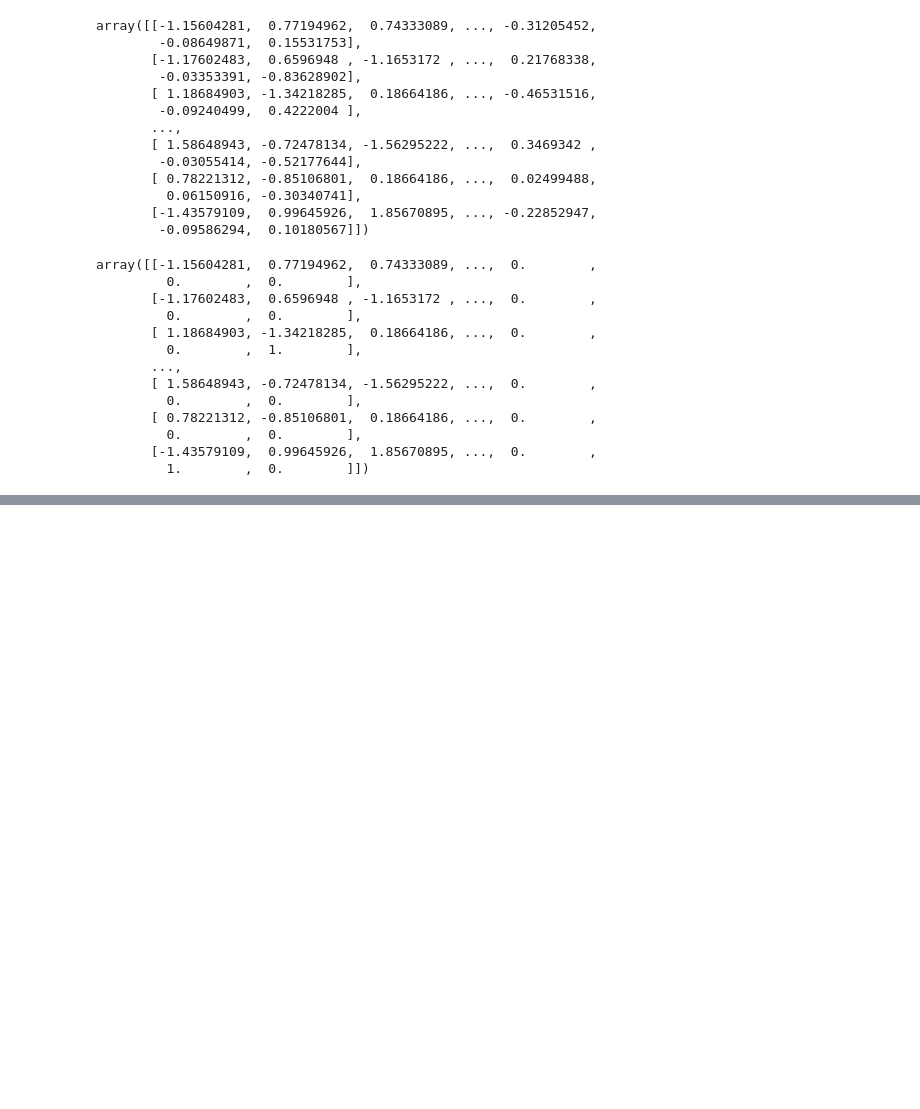
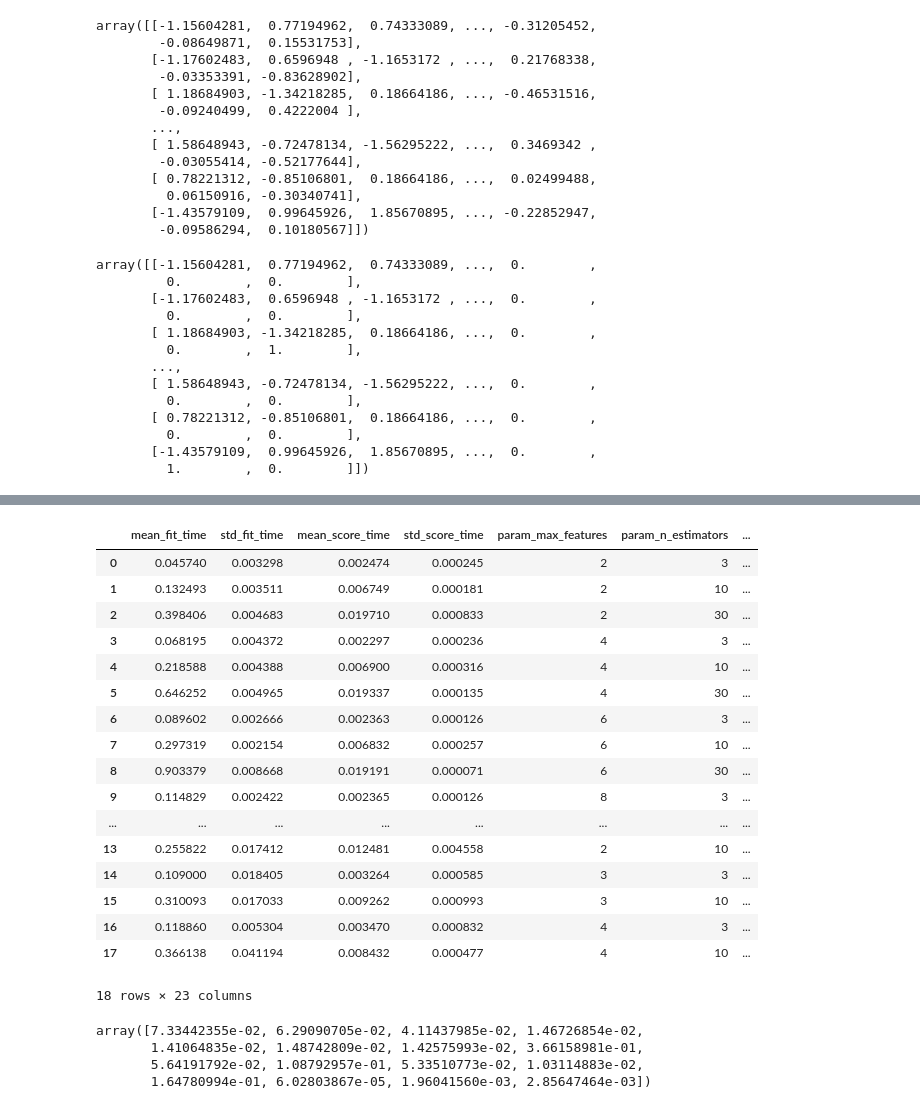
Before and after one commit to inhyeokJeon/Hands-On, a Jupyter notebook: 2nd/Housing.ipynb, the cells around one changed output, grey strips where cells are left out. Cells and saved outputs as stored; diff of their text form; code cells hidden in the pictures; blank space fills up the shorter version.

Commit message:
housing_End

```diff
--- a/2nd/Housing.ipynb
+++ b/2nd/Housing.ipynb
@@ -514,3 +517,8 @@ array([[-1.15604281,  0.77194962,  0.74333089, ...,  0.        ,
          0.        ,  0.        ],
        [-1.43579109,  0.99645926,  1.85670895, ...,  0.        ,
          1.        ,  0.        ]])
+# %%
+from sklearn.linear_model import LinearRegression
+
+lin_reg = LinearRegression()
+lin_reg.fit(housing_prepared, housing_labels)
@@ -516,0 +550,5 @@ array([[-1.15604281,  0.77194962,  0.74333089, ...,  0.        ,
+# %%
+from sklearn.tree import DecisionTreeRegressor
+
+tree_reg = DecisionTreeRegressor(random_state=42)
+tree_reg.fit(housing_prepared, housing_labels)
@@ -516,0 +594,5 @@ array([[-1.15604281,  0.77194962,  0.74333089, ...,  0.        ,
+# %%
+from sklearn.ensemble import RandomForestRegressor
+
+forest_reg = RandomForestRegressor(n_estimators=100, random_state=42)
+forest_reg.fit(housing_prepared, housing_labels)
@@ -516,0 +608,16 @@ array([[-1.15604281,  0.77194962,  0.74333089, ...,  0.        ,
+# %%
+from sklearn.model_selection import GridSearchCV
+
+param_grid = [
+    # 12(=3×4)개의 하이퍼파라미터 조합을 시도합니다.
+    {'n_estimators': [3, 10, 30], 'max_features': [2, 4, 6, 8]},
+    # bootstrap은 False로 하고 6(=2×3)개의 조합을 시도합니다.
+    {'bootstrap': [False], 'n_estimators': [3, 10], 'max_features': [2, 3, 4]},
+  ]
+
+forest_reg = RandomForestRegressor(random_state=42)
+# 다섯 개의 폴드로 훈련하면 총 (12+6)*5=90번의 훈련이 일어납니다.
+grid_search = GridSearchCV(forest_reg, param_grid, cv=5,
+                           scoring='neg_mean_squared_error',
+                           return_train_score=True)
+grid_search.fit(housing_prepared, housing_labels)
@@ -516,0 +662,29 @@ array([[-1.15604281,  0.77194962,  0.74333089, ...,  0.        ,
+# %%
+pd.DataFrame(grid_search.cv_results_)
+# %% [output]
+|  | mean_fit_time | std_fit_time | mean_score_time | std_score_time | param_max_features | param_n_estimators | ... |
+| 0 | 0.045740 | 0.003298 | 0.002474 | 0.000245 | 2 | 3 | ... |
+| 1 | 0.132493 | 0.003511 | 0.006749 | 0.000181 | 2 | 10 | ... |
+| 2 | 0.398406 | 0.004683 | 0.019710 | 0.000833 | 2 | 30 | ... |
+| 3 | 0.068195 | 0.004372 | 0.002297 | 0.000236 | 4 | 3 | ... |
+| 4 | 0.218588 | 0.004388 | 0.006900 | 0.000316 | 4 | 10 | ... |
+| 5 | 0.646252 | 0.004965 | 0.019337 | 0.000135 | 4 | 30 | ... |
+| 6 | 0.089602 | 0.002666 | 0.002363 | 0.000126 | 6 | 3 | ... |
+| 7 | 0.297319 | 0.002154 | 0.006832 | 0.000257 | 6 | 10 | ... |
+| 8 | 0.903379 | 0.008668 | 0.019191 | 0.000071 | 6 | 30 | ... |
+| 9 | 0.114829 | 0.002422 | 0.002365 | 0.000126 | 8 | 3 | ... |
+| ... | ... | ... | ... | ... | ... | ... | ... |
+| 13 | 0.255822 | 0.017412 | 0.012481 | 0.004558 | 2 | 10 | ... |
+| 14 | 0.109000 | 0.018405 | 0.003264 | 0.000585 | 3 | 3 | ... |
+| 15 | 0.310093 | 0.017033 | 0.009262 | 0.000993 | 3 | 10 | ... |
+| 16 | 0.118860 | 0.005304 | 0.003470 | 0.000832 | 4 | 3 | ... |
+| 17 | 0.366138 | 0.041194 | 0.008432 | 0.000477 | 4 | 10 | ... |
+18 rows × 23 columns
+# %%
+feature_importances = grid_search.best_estimator_.feature_importances_
+feature_importances
+# %% [output]
+array([7.33442355e-02, 6.29090705e-02, 4.11437985e-02, 1.46726854e-02,
+       1.41064835e-02, 1.48742809e-02, 1.42575993e-02, 3.66158981e-01,
+       5.64191792e-02, 1.08792957e-01, 5.33510773e-02, 1.03114883e-02,
+       1.64780994e-01, 6.02803867e-05, 1.96041560e-03, 2.85647464e-03])
```
Also changed, not shown: parts of 37 cells of this notebook.
